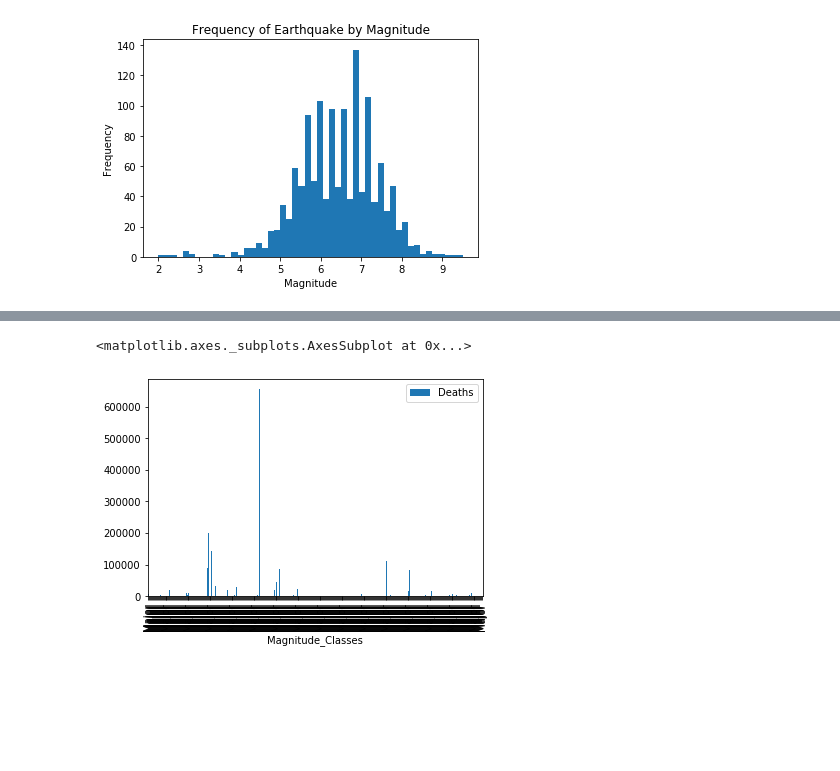
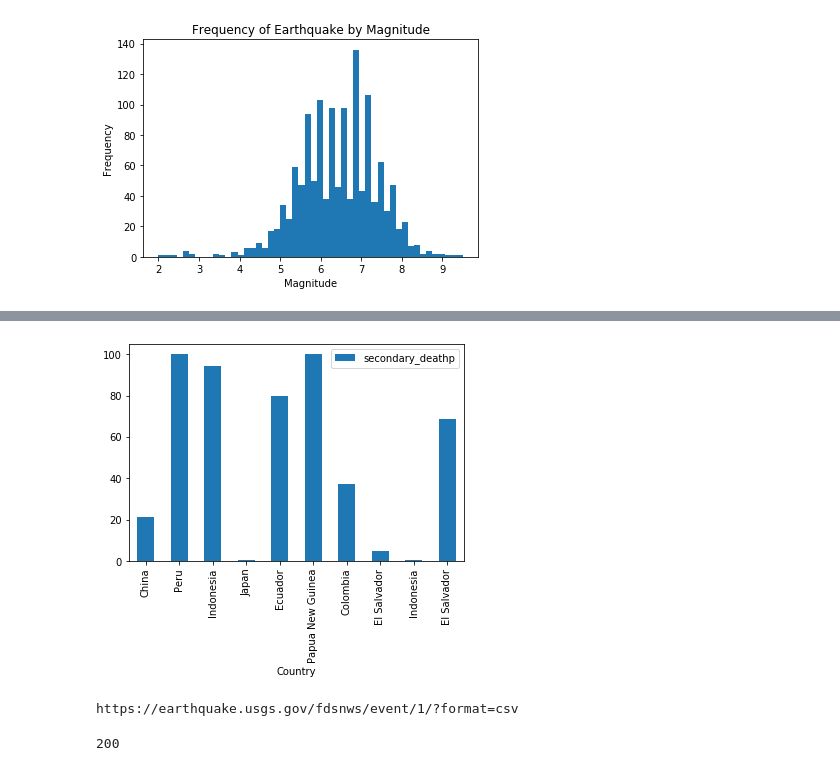
Before and after one commit to Barrett-Rogers/dq3-earthquakes-porcupines, a Jupyter notebook: Earthquake_Anamika.ipynb, the cells around one changed output, grey strips where cells are left out. Cells and saved outputs as stored; diff of their text form; code cells hidden in the pictures; blank space fills up the shorter version.

```diff
--- a/Earthquake_Anamika.ipynb
+++ b/Earthquake_Anamika.ipynb
@@ -594,0 +492,6 @@ KeyError: "None of [Index(['Major', 'Major', 'Major', 'Major', 'Major', 'Major',
+# %%
+# selecting data where there is no 0 PDE Total Deaths
+secondary_effect=secondary_effect[secondary_effect['PDE_Total_Deaths']!=0]
+# %%
+#calculating secondary death percentage
+secondary_effect['secondary_deathp']=secondary_effect.apply(lambda row:percent_columns(row['PDE_Total_Deaths'],row['secondary_deaths']),axis=1)
@@ -594,0 +523,4 @@ KeyError: "None of [Index(['Major', 'Major', 'Major', 'Major', 'Major', 'Major',
+# %%
+#selecting data where secondary death % is not 0 and sorting values by number of Deaths
+secondary_effect_sorted= secondary_effect[secondary_effect['secondary_deathp']!=0].sort_values('Deaths',ascending=False)
+secondary_effect_sorted.head()
@@ -594,0 +559,3 @@ KeyError: "None of [Index(['Major', 'Major', 'Major', 'Major', 'Major', 'Major',
+# %%
+#Top ten
+secondary_effect_ten= secondary_effect_sorted.head(10)
@@ -595,5 +571,4 @@ KeyError: "None of [Index(['Major', 'Major', 'Major', 'Major', 'Major', 'Major',
 # %%
-test.plot(x='Magnitude_Classes', y = 'Deaths', kind = 'bar')
+secondary_effect_ten.plot(x='Country', y = 'secondary_deathp',  kind = 'bar');
 # %% [output]
-<matplotlib.axes._subplots.AxesSubplot at 0x...>
-[figure, old version]
+[figure, new version]
@@ -599,0 +581,8 @@ test.plot(x='Magnitude_Classes', y = 'Deaths', kind = 'bar')
+# %%
+print(r.url)
+# %% [output]
+https://earthquake.usgs.gov/fdsnws/event/1/?format=csv
+# %%
+r.status_code
+# %% [output]
+200
```
Also changed, not shown: parts of 46 cells of this notebook.
